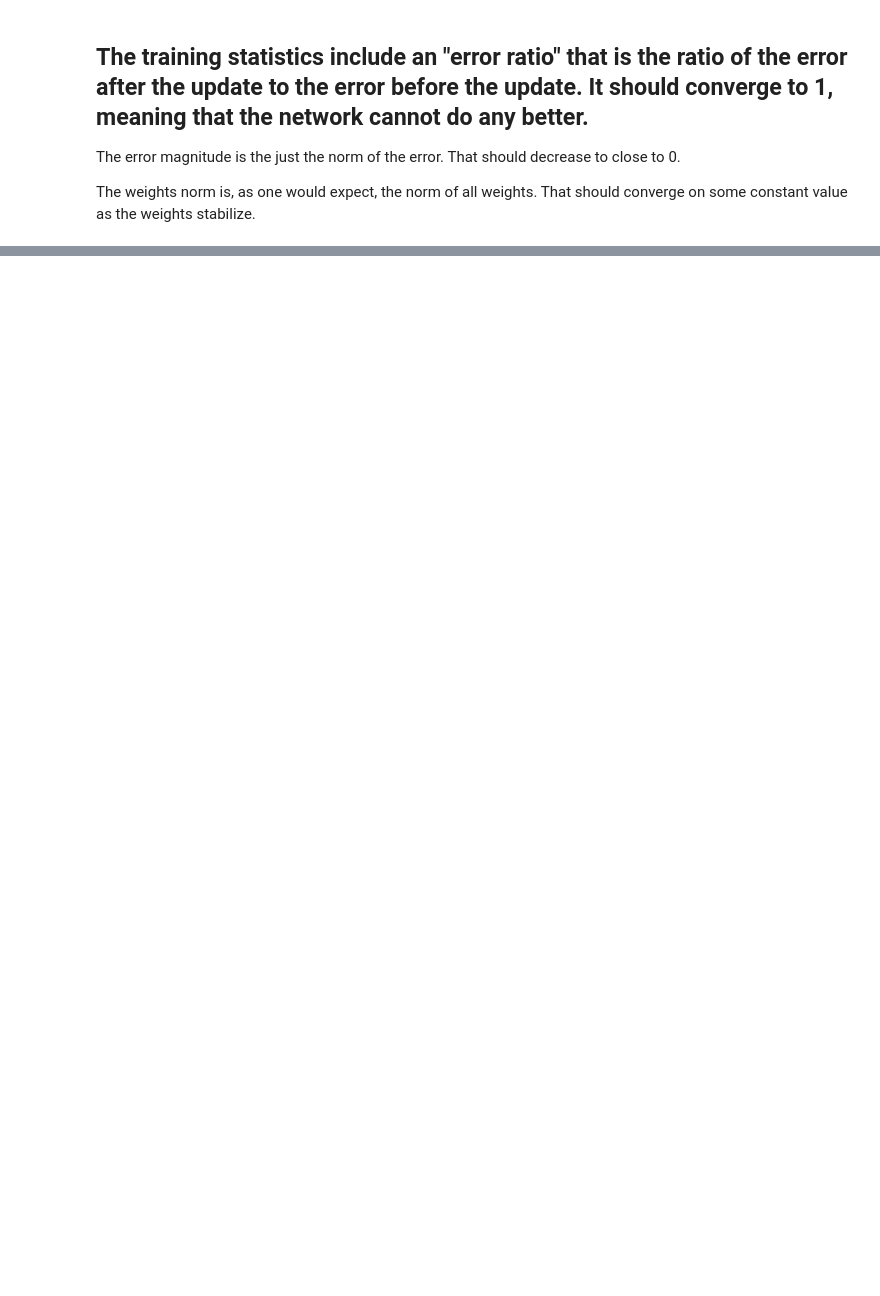
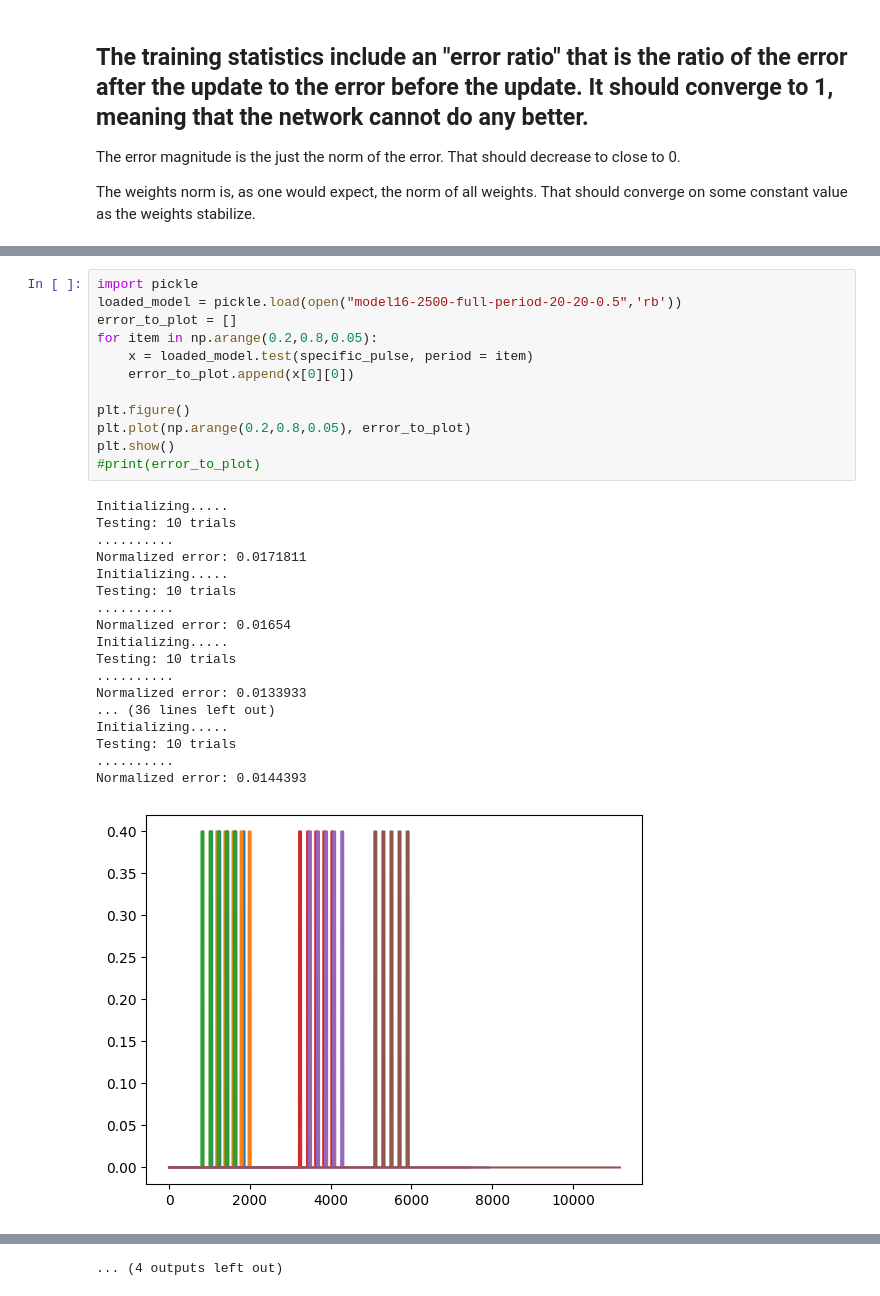
Before and after one commit to METRElab/Full_Force_Pulse_Prediction, a Jupyter notebook: Full-Force-Pulse-Prediction.ipynb, the cells around one changed output, grey strips where cells are left out. Cells and saved outputs as stored; diff of their text form; blank space fills up the shorter version.

```diff
--- a/Full-Force-Pulse-Prediction.ipynb
+++ b/Full-Force-Pulse-Prediction.ipynb
@@ -288,0 +251,31 @@ Normalized error: 0.0299747
+# %%
+import pickle
+loaded_model = pickle.load(open("model16-2500-full-period-20-20-0.5",'rb'))
+error_to_plot = []
+for item in np.arange(0.2,0.8,0.05):
+    x = loaded_model.test(specific_pulse, period = item)
+    error_to_plot.append(x[0][0])
+
+plt.figure()
+plt.plot(np.arange(0.2,0.8,0.05), error_to_plot)
+plt.show()
+#print(error_to_plot)
+# %% [output]
+Initializing.....
+Testing: 10 trials
+..........
+Normalized error: 0.0171811
+Initializing.....
+Testing: 10 trials
+..........
+Normalized error: 0.01654
+Initializing.....
+Testing: 10 trials
+..........
+Normalized error: 0.0133933
+... (36 lines left out)
+Initializing.....
+Testing: 10 trials
+..........
+Normalized error: 0.0144393
+[figure, added]
@@ -288,0 +292 @@ Normalized error: 0.0299747
+... (4 outputs left out)
```
Also changed, not shown: parts of 10 cells of this notebook, 2 other files.
